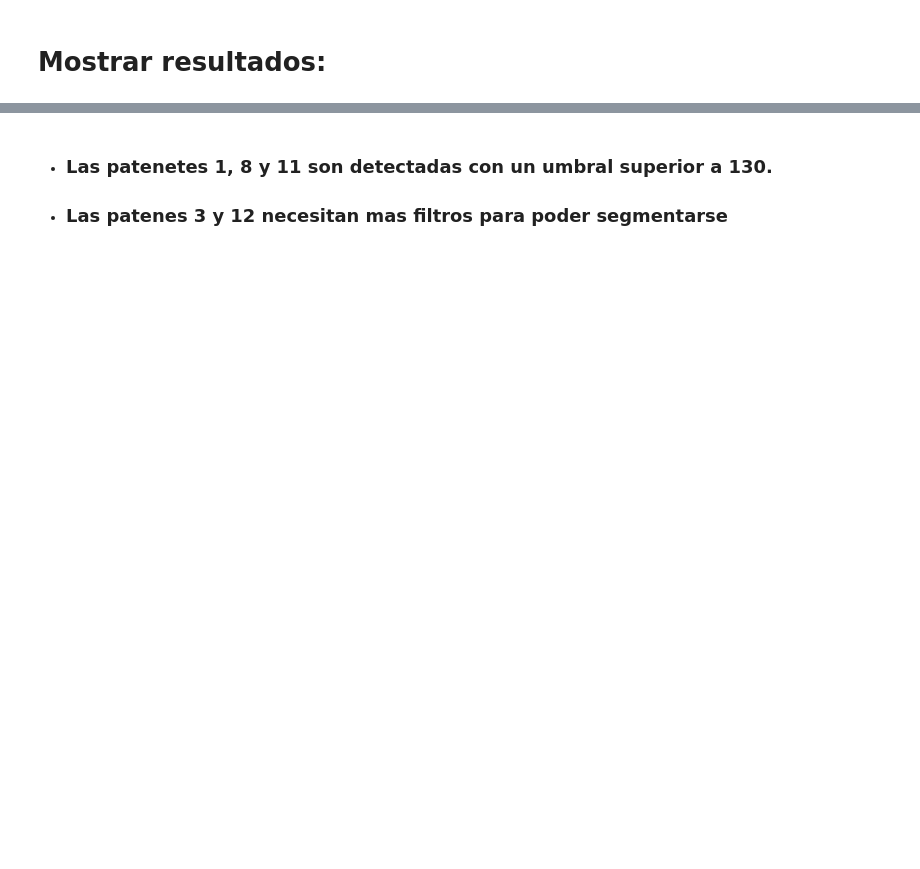
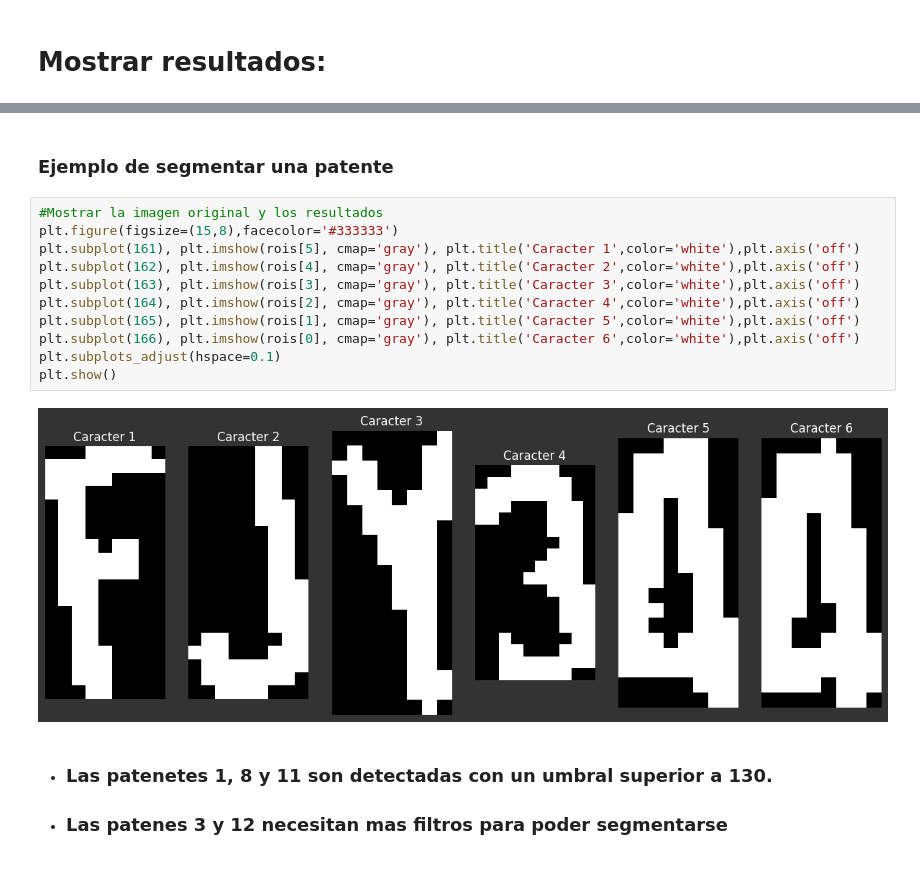
Before and after one commit to GusFontana404/NLP-TP2, a Jupyter notebook: TP2_PI.ipynb, the cells around one changed output, grey strips where cells are left out. Cells and saved outputs as stored; diff of their text form; blank space fills up the shorter version.

```diff
--- a/TP2_PI.ipynb
+++ b/TP2_PI.ipynb
@@ -332,3 +362,18 @@ mostrar_resultados(patentes,4,3)
+# %% [markdown]
+### **Ejemplo de segmentar una patente**
+# %%
+#Mostrar la imagen original y los resultados
+plt.figure(figsize=(15,8),facecolor='#333333')
+plt.subplot(161), plt.imshow(rois[5], cmap='gray'), plt.title('Caracter 1',color='white'),plt.axis('off')
+plt.subplot(162), plt.imshow(rois[4], cmap='gray'), plt.title('Caracter 2',color='white'),plt.axis('off')
+plt.subplot(163), plt.imshow(rois[3], cmap='gray'), plt.title('Caracter 3',color='white'),plt.axis('off')
+plt.subplot(164), plt.imshow(rois[2], cmap='gray'), plt.title('Caracter 4',color='white'),plt.axis('off')
+plt.subplot(165), plt.imshow(rois[1], cmap='gray'), plt.title('Caracter 5',color='white'),plt.axis('off')
+plt.subplot(166), plt.imshow(rois[0], cmap='gray'), plt.title('Caracter 6',color='white'),plt.axis('off')
+plt.subplots_adjust(hspace=0.1)
+plt.show()
+# %% [output]
+[figure, added]
 # %% [markdown]
 * ### **Las patenetes 1, 8 y 11 son detectadas con un umbral superior a 130.**
 
```
Also changed, not shown: parts of 18 cells of this notebook.
